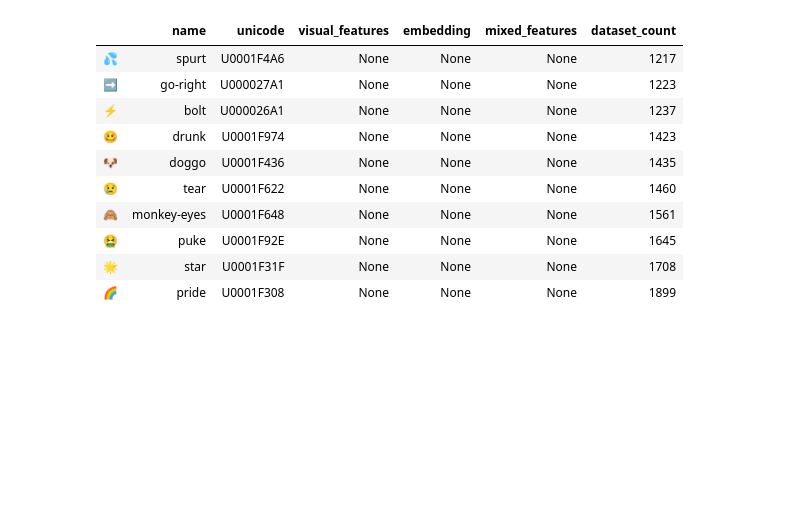
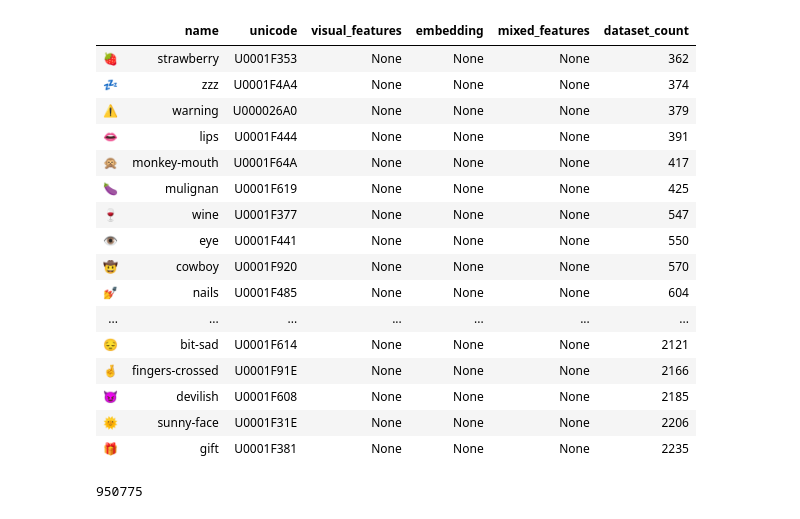
Before and after one commit to Supersheep7/CCS2_emoji, a Jupyter notebook: experiments.ipynb, the cells around one changed output. Saved outputs shown, nothing was run; the diff lists cells and outputs as text; code cells hidden in the pictures; blank space fills up the shorter version.

Commit message:
Cleaned the dataset

```diff
--- a/experiments.ipynb
+++ b/experiments.ipynb
@@ -99,0 +173,6 @@ for key, value in d.items():
+# %%
+def drop_hashtags(text):
+    text = text.replace('#', '')
+    return text
+
+df['Text'] = df['Text'].apply(drop_hashtags)
@@ -99,0 +185,4 @@ for key, value in d.items():
+# %%
+df.reset_index(drop=True, inplace=True)
+df.index += 1
+df[0:40]
@@ -99,0 +243,6 @@ for key, value in d.items():
+# %%
+for emoji in emojis:
+    d[emoji]['dataset_count'] = len(df[df['Text'].str.contains(emoji)])
+# %%
+dictionary = pd.DataFrame(d).T
+dictionary
@@ -100,22 +263,35 @@ for key, value in d.items():
+# %%
+dictionary.sort_values(by='dataset_count', ascending=True)
+dictionary[0:50]
+# %% [output]
+|  | name | unicode | visual_features | embedding | mixed_features | dataset_count |
+| 🍓 | strawberry | U0001F353 | None | None | None | 362 |
+| 💤 | zzz | U0001F4A4 | None | None | None | 374 |
+| ⚠️ | warning | U000026A0 | None | None | None | 379 |
+| 👄 | lips | U0001F444 | None | None | None | 391 |
+| 🙊 | monkey-mouth | U0001F64A | None | None | None | 417 |
+| 🍆 | mulignan | U0001F619 | None | None | None | 425 |
+| 🍷 | wine | U0001F377 | None | None | None | 547 |
+| 👁️ | eye | U0001F441 | None | None | None | 550 |
+| 🤠 | cowboy | U0001F920 | None | None | None | 570 |
+| 💅 | nails | U0001F485 | None | None | None | 604 |
+| ... | ... | ... | ... | ... | ... | ... |
+| 😔 | bit-sad | U0001F614 | None | None | None | 2121 |
+| 🤞 | fingers-crossed | U0001F91E | None | None | None | 2166 |
+| 😈 | devilish | U0001F608 | None | None | None | 2185 |
+| 🌞 | sunny-face | U0001F31E | None | None | None | 2206 |
+| 🎁 | gift | U0001F381 | None | None | None | 2235 |
 # %%
 import json
 
 with open("lookup.json", 'w') as json_file:
     json.dump(d, json_file, indent=4)
+
+dictionary = pd.read_json("lookup.json").T
+
+dictionary = dictionary.sort_values(by='dataset_count', ascending=True)
+dictionary[0:10]
+
+print(sum(dictionary['dataset_count']))
+# %% [output]
+950775
-# %%
-df_with_counts = pd.read_json("lookup.json").T
-
-df_with_counts = df_with_counts.sort_values(by='dataset_count', ascending=True)
-df_with_counts[30:40]
-# %% [output]
-|  | name | unicode | visual_features | embedding | mixed_features | dataset_count |
-| 💦 | spurt | U0001F4A6 | None | None | None | 1217 |
-| ➡️ | go-right | U000027A1 | None | None | None | 1223 |
-| ⚡ | bolt | U000026A1 | None | None | None | 1237 |
-| 🥴 | drunk | U0001F974 | None | None | None | 1423 |
-| 🐶 | doggo | U0001F436 | None | None | None | 1435 |
-| 😢 | tear | U0001F622 | None | None | None | 1460 |
-| 🙈 | monkey-eyes | U0001F648 | None | None | None | 1561 |
-| 🤮 | puke | U0001F92E | None | None | None | 1645 |
-| 🌟 | star | U0001F31F | None | None | None | 1708 |
-| 🌈 | pride | U0001F308 | None | None | None | 1899 |
```
Also changed, not shown: parts of 18 cells of this notebook, 3 other files.
